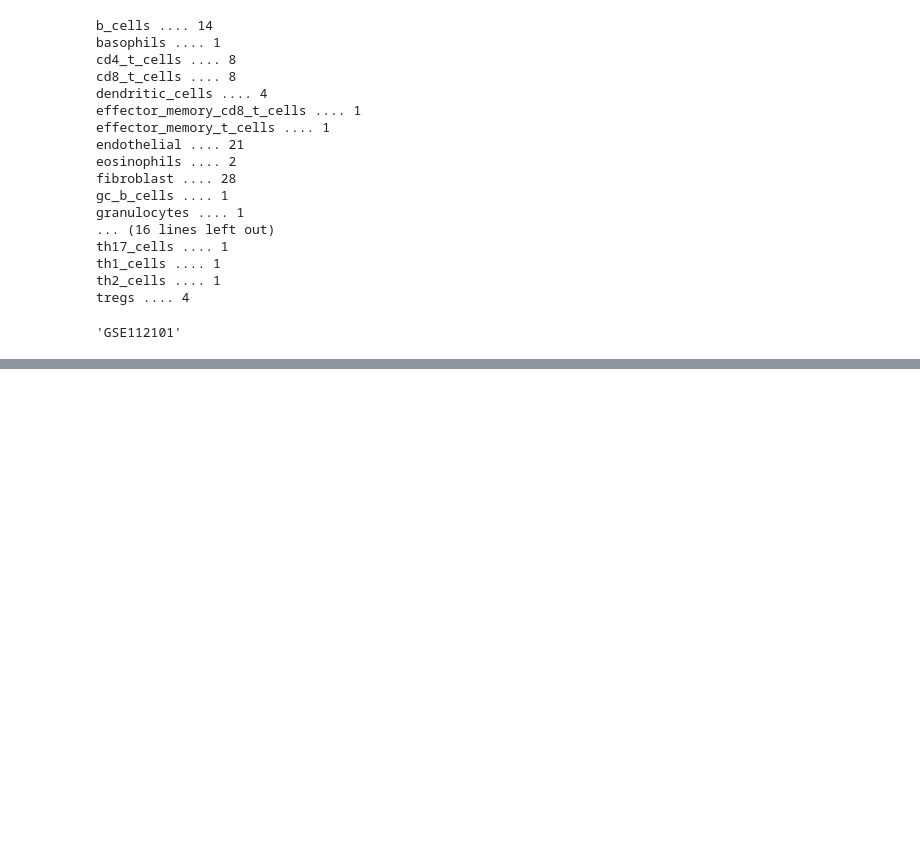
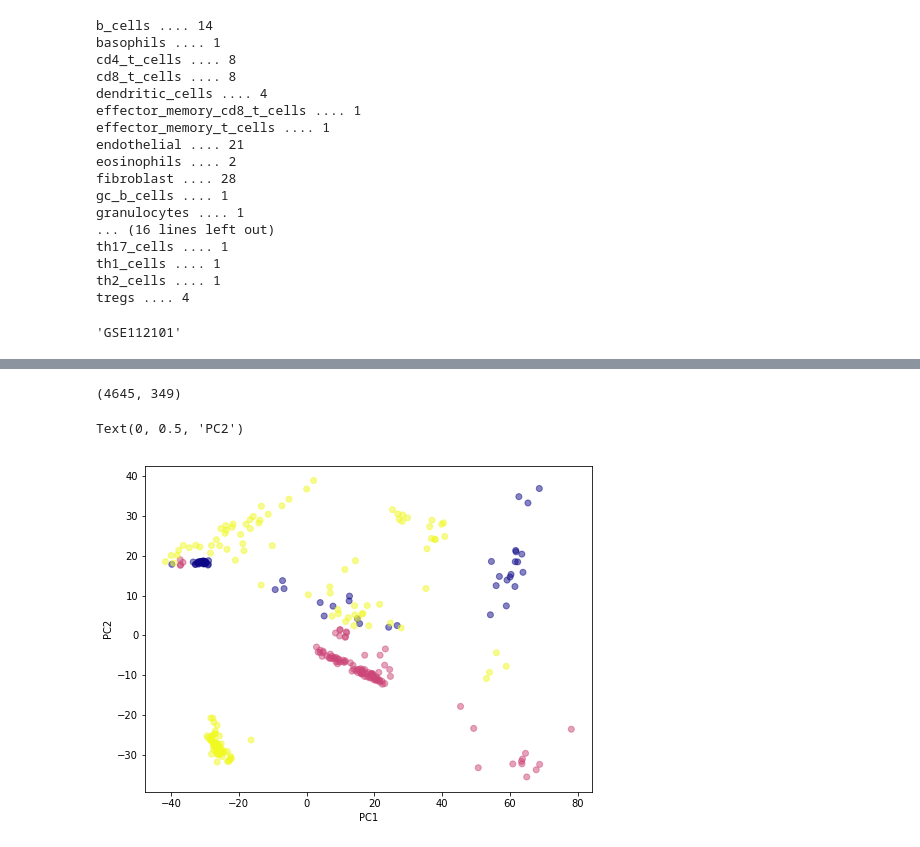
Before and after one commit to qu4drupole/DREAM_cell_deconvolution, a Jupyter notebook: Bulk_seq_data_loading/EDA_LOGFILE-SQL.ipynb, the cells around one changed output, grey strips where cells are left out. Saved outputs shown, nothing was run; the diff lists cells and outputs as text; code cells hidden in the pictures; blank space fills up the shorter version.

```diff
--- a/Bulk_seq_data_loading/EDA_LOGFILE-SQL.ipynb
+++ b/Bulk_seq_data_loading/EDA_LOGFILE-SQL.ipynb
@@ -138,0 +458,34 @@ array(['gse_GSE112101__gsm_GSM3416597__norm_unknown',
+# %%
+cellType.extend(['t_cells']*len(tcell_merge.columns))
+# %%
+# newcelltypes = cellType
+ct=''
+num = -1
+for n,i in enumerate(cellType):
+    if i == ct:
+        cellType[n] = num
+    else:
+        ct = i
+        num += 1
+        cellType[n] = num
+# %%
+threeCT_df = twoCT_df.join(tcell_merge, how='inner')
+threeCT_df.shape
+# %% [output]
+(4645, 349)
+# %%
+scaler = StandardScaler()
+scaler.fit(threeCT_df.T)
+scaled_data = scaler.transform(threeCT_df.T)
+pca = PCA(n_components=2)
+pca.fit(scaled_data)
+x_pca = pca.transform(scaled_data)
+# %%
+plt.figure(figsize=(8,6))
+plt.scatter(x_pca[:,0],x_pca[:,1], c=cellType, cmap='plasma', alpha=0.5)
+plt.xlabel('PC1')
+plt.ylabel('PC2')
+# plt.legend(cellType)
+# %% [output]
+Text(0, 0.5, 'PC2')
+[figure, added]
```
Also changed, not shown: parts of 53 cells of this notebook, 2 other files.
